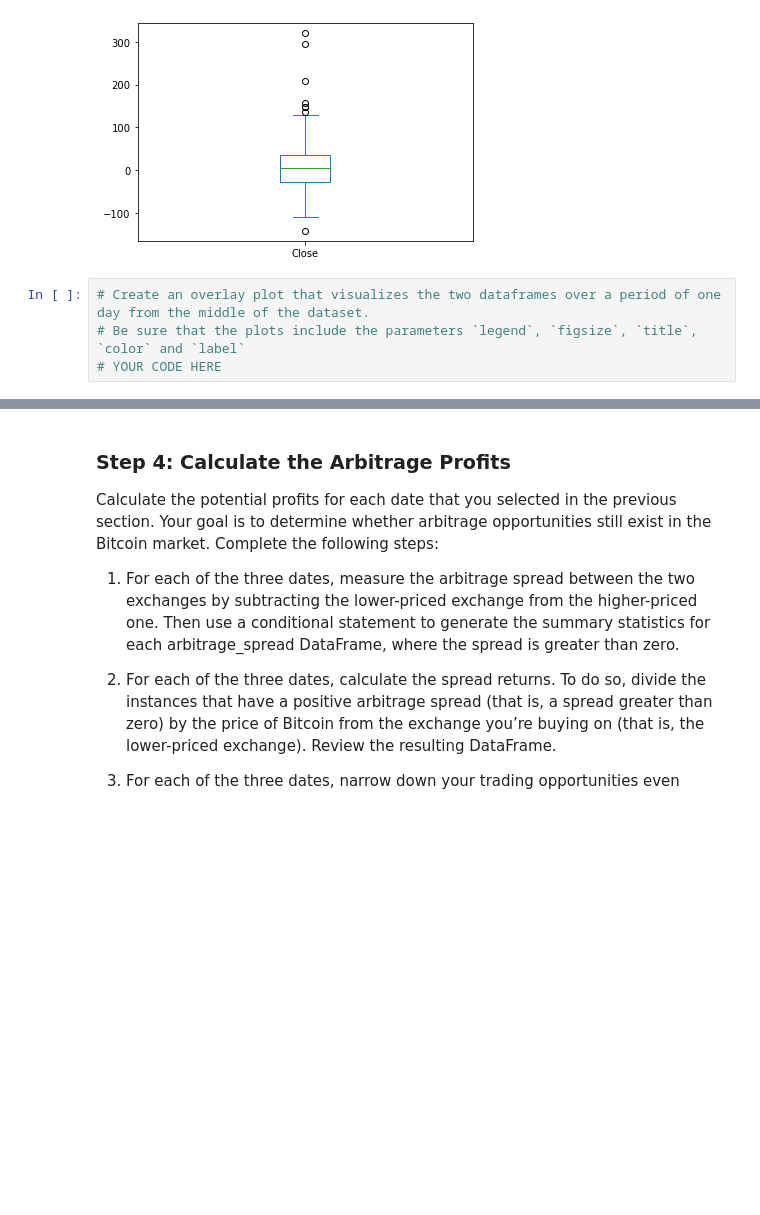
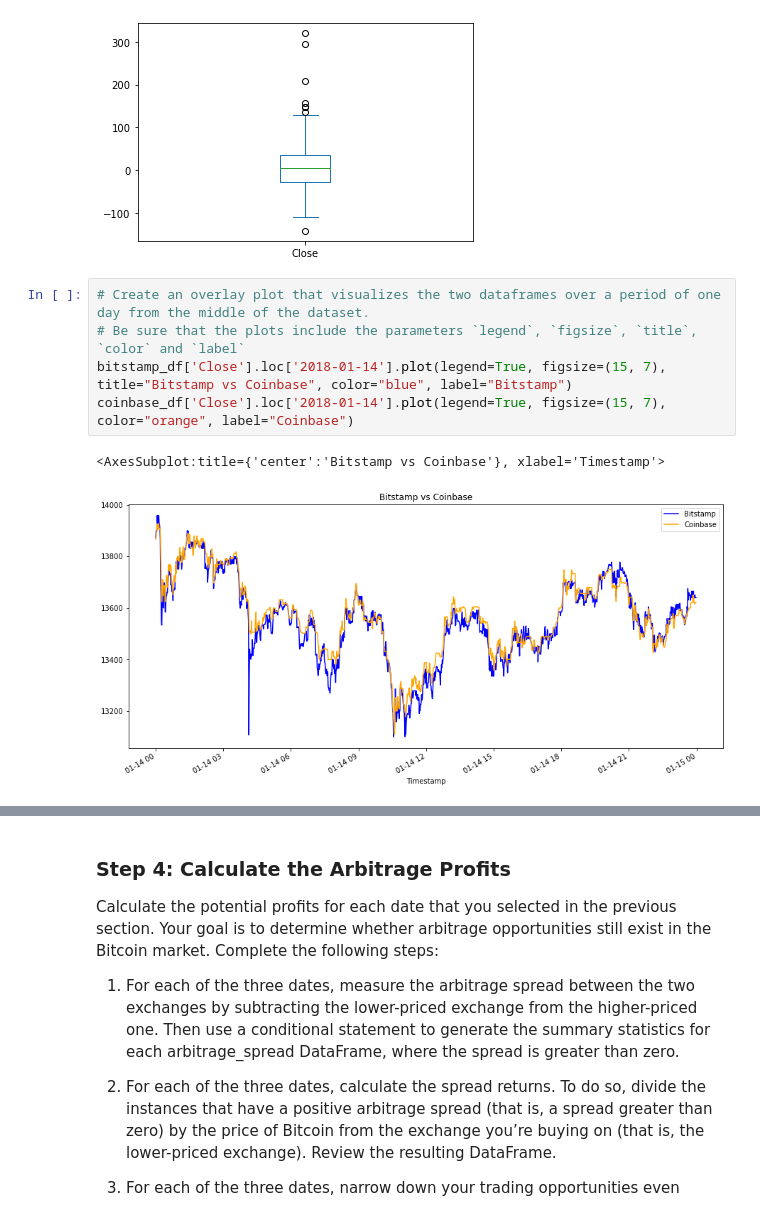
Before and after one commit to danicavalera/Crypto_Arbitrage, a Jupyter notebook: Assignment3/crypto_arbitrage.ipynb, the cells around one changed output, grey strips where cells are left out. Cells and saved outputs as stored; diff of their text form; blank space fills up the shorter version.

```diff
--- a/Assignment3/crypto_arbitrage.ipynb
+++ b/Assignment3/crypto_arbitrage.ipynb
@@ -349,7 +349,11 @@ arbitrage_spread_early.plot.box()
 # %%
 # Create an overlay plot that visualizes the two dataframes over a period of one day from the middle of the dataset.
 # Be sure that the plots include the parameters `legend`, `figsize`, `title`, `color` and `label`
-# YOUR CODE HERE
+bitstamp_df['Close'].loc['2018-01-14'].plot(legend=True, figsize=(15, 7), title="Bitstamp vs Coinbase", color="blue", label="Bitstamp")
+coinbase_df['Close'].loc['2018-01-14'].plot(legend=True, figsize=(15, 7), color="orange", label="Coinbase")
+# %% [output]
+<AxesSubplot:title={'center':'Bitstamp vs Coinbase'}, xlabel='Timestamp'>
+[figure, added]
 # %%
 # Using the date in the middle that you have selected, calculate the arbitrage spread
 # by subtracting the bitstamp lower closing prices from the coinbase higher closing prices
```
Also changed, not shown: parts of 33 cells of this notebook.
